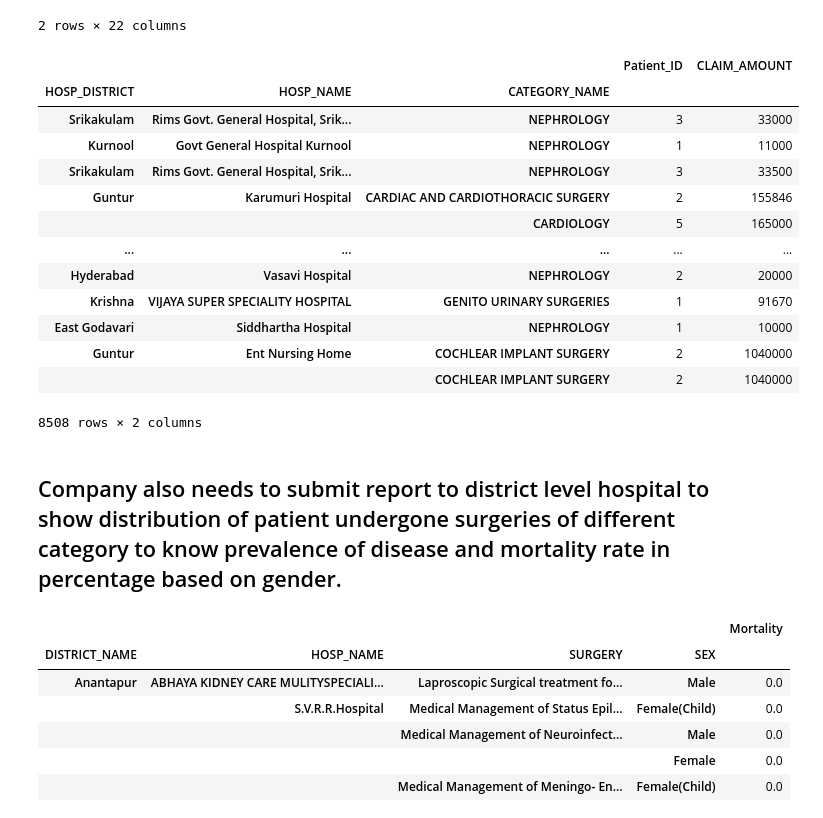
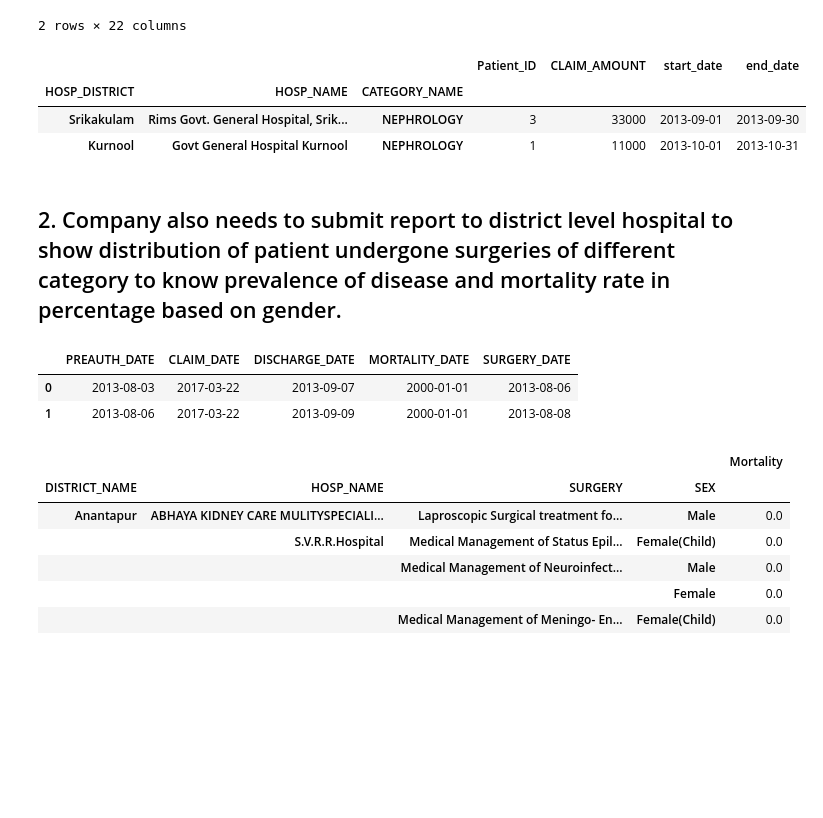
Before and after one commit to iamkamleshrangi/assignment_medical, a Jupyter notebook: notebook/submit_assignment.ipynb, the cells around one changed output. Cells and saved outputs as stored; diff of their text form; code cells hidden in the pictures; blank space fills up the shorter version.

```diff
--- a/notebook/submit_assignment.ipynb
+++ b/notebook/submit_assignment.ipynb
@@ -163,23 +162,16 @@ for monthly in month_range:
     end_date = monthly
     record =(adf['DISCHARGE_DATE'] > start_date) & (adf['DISCHARGE_DATE'] <= end_date)
     rdf = adf[record].groupby(['HOSP_DISTRICT','HOSP_NAME','CATEGORY_NAME']).agg({'Patient_ID':'count','CLAIM_AMOUNT':'sum'})
+    rdf['start_date'] = start_date
+    rdf['end_date'] = end_date
     monthly_arr.append(rdf)
 # %%
 result_df = pd.concat(monthly_arr)
 # %%
+result_df.head(2)
 # %% [output]
-|  |  |  | Patient_ID | CLAIM_AMOUNT |
-| HOSP_DISTRICT | HOSP_NAME | CATEGORY_NAME |  |  |
-| Srikakulam | Rims Govt. General Hospital, Srik... | NEPHROLOGY | 3 | 33000 |
-| Kurnool | Govt General Hospital Kurnool | NEPHROLOGY | 1 | 11000 |
-| Srikakulam | Rims Govt. General Hospital, Srik... | NEPHROLOGY | 3 | 33500 |
-| Guntur | Karumuri Hospital | CARDIAC AND CARDIOTHORACIC SURGERY | 2 | 155846 |
-|  |  | CARDIOLOGY | 5 | 165000 |
-| ... | ... | ... | ... | ... |
-| Hyderabad | Vasavi Hospital | NEPHROLOGY | 2 | 20000 |
-| Krishna | VIJAYA SUPER SPECIALITY HOSPITAL | GENITO URINARY SURGERIES | 1 | 91670 |
-| East Godavari | Siddhartha Hospital | NEPHROLOGY | 1 | 10000 |
-| Guntur | Ent Nursing Home | COCHLEAR IMPLANT SURGERY | 2 | 1040000 |
-|  |  | COCHLEAR IMPLANT SURGERY | 2 | 1040000 |
+|  |  |  | Patient_ID | CLAIM_AMOUNT | start_date | end_date |
+| HOSP_DISTRICT | HOSP_NAME | CATEGORY_NAME |  |  |  |  |
+| Srikakulam | Rims Govt. General Hospital, Srik... | NEPHROLOGY | 3 | 33000 | 2013-09-01 | 2013-09-30 |
+| Kurnool | Govt General Hospital Kurnool | NEPHROLOGY | 1 | 11000 | 2013-10-01 | 2013-10-31 |
-8508 rows × 2 columns
 # %%
@@ -187,5 +179,5 @@ result_df.to_csv('Q1_report.csv')
 # %% [markdown]
-## Company also needs to submit report to district level hospital to show distribution of patient undergone surgeries of different category to know prevalence of disease and mortality rate in percentage based on gender.
+## 2.  Company also needs to submit report to district level hospital to show distribution of patient undergone surgeries of different category to know prevalence of disease and mortality rate in percentage based on gender.
 # %%
 from copy import deepcopy
 
@@ -199,5 +189,11 @@ mdf['CLAIM_DATE'] = pd.to_datetime(mdf['CLAIM_DATE'],format='%Y-%m-%d')
 mdf['DISCHARGE_DATE'] = pd.to_datetime(mdf['DISCHARGE_DATE'],format='%Y-%m-%d')
 mdf['SURGERY_DATE'] = pd.to_datetime(mdf['SURGERY_DATE'],format='%Y-%m-%d')
 mdf['MORTALITY_DATE'] = pd.to_datetime(mdf['MORTALITY_DATE'],format='%Y-%m-%d')
+# %%
+mdf[['PREAUTH_DATE','CLAIM_DATE','DISCHARGE_DATE','MORTALITY_DATE','SURGERY_DATE']].head(2)
+# %% [output]
+|  | PREAUTH_DATE | CLAIM_DATE | DISCHARGE_DATE | MORTALITY_DATE | SURGERY_DATE |
+| 0 | 2013-08-03 | 2017-03-22 | 2013-09-07 | 2000-01-01 | 2013-08-06 |
+| 1 | 2013-08-06 | 2017-03-22 | 2013-09-09 | 2000-01-01 | 2013-08-08 |
 # %%
 mdf['Mortality_Flag'] = 0
```
Also changed, not shown: parts of 27 cells of this notebook, 9 other files.
